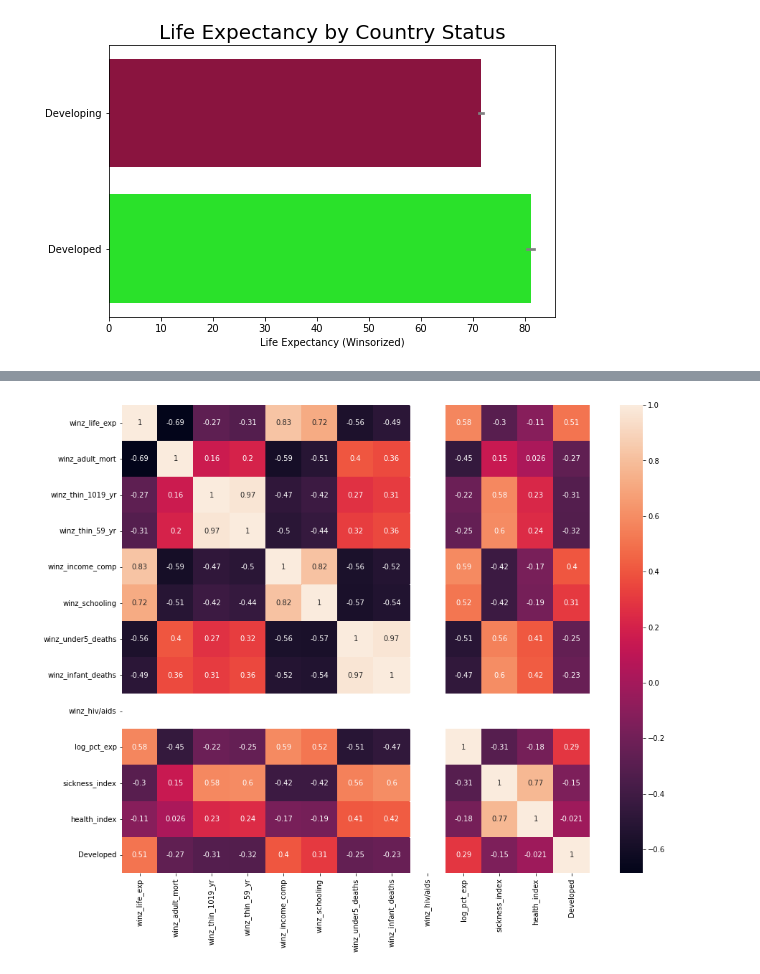
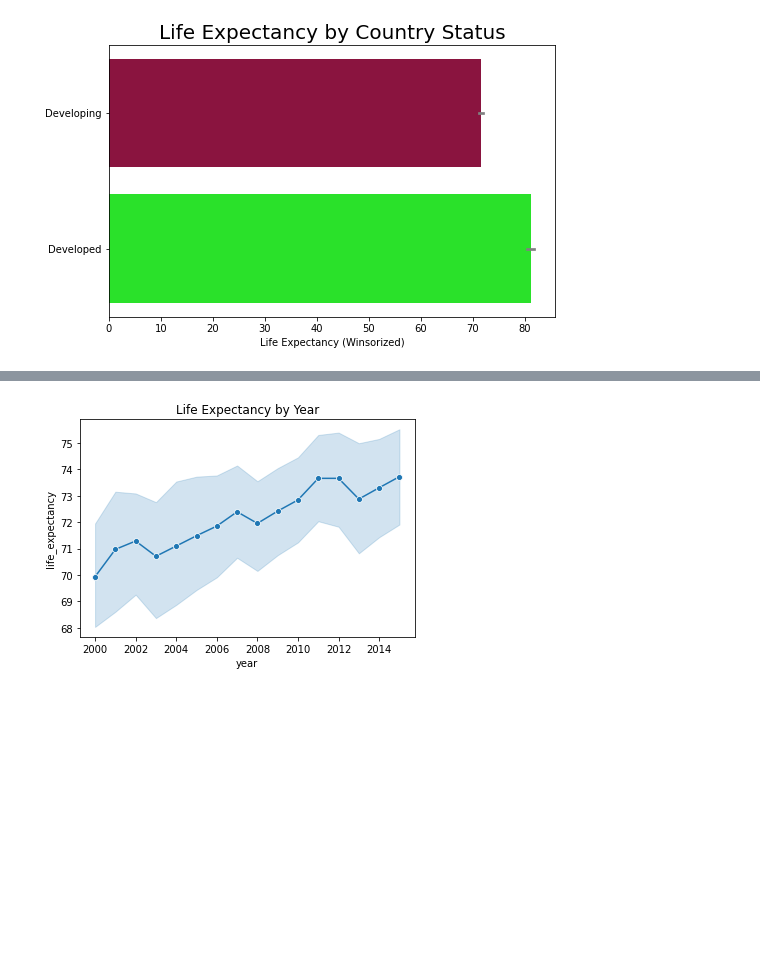
Before and after one commit to glennamaria/Projects, a Jupyter notebook: Untitled7.ipynb, the cells around one changed output, grey strips where cells are left out. Saved outputs shown, nothing was run; the diff lists cells and outputs as text; code cells hidden in the pictures; blank space fills up the shorter version.

```diff
--- a/Untitled7.ipynb
+++ b/Untitled7.ipynb
@@ -339,9 +371,0 @@ Ttest_indResult(statistic=13.092514400728604, pvalue=8.326378891509005e-34)
-# %%
-adj_le_df4['sickness_index'] = ((adj_le_df4['winz_infant_deaths']+adj_le_df4['winz_measles']+
-                                adj_le_df4['winz_under5_deaths']+
-                                 adj_le_df4['winz_hiv/aids'])/4)*((adj_le_df4['winz_thin_59_yr']+
-                                                                   adj_le_df4['winz_thin_1019_yr'])/2)
-
-adj_le_df4['health_index'] = (adj_le_df4['winz_measles']+adj_le_df4['winz_polio']+
-                                 adj_le_df4['winz_diph'])/3
-adj_le_df4 = pd.concat([adj_le_df4, pd.get_dummies(adj_le_df4.status)], axis=1)
@@ -359,16 +372,6 @@ See the caveats in the documentation: https://pandas.pydata.org/pandas-docs/stab
-# %%
-adj_le_df4.drop(['status', 'life_expectancy', 'adult_mortality',
-       'infant_deaths', 'percentage_expenditure', 'hepatitis_b',
-       'measles', 'under-five_deaths', 'polio', 'total_expenditure',
-       'diphtheria', 'hiv/aids', 'gdp', 'population', 'thinness_10-19_years',
-       'thinness_5-9_years', 'income_composition_of_resources', 'schooling', 'winz_tot_exp',
-        'winz_hepb', 'Developing', 'winz_log_population', 'winz_measles',
-        'winz_log_gdp', 'year', 'alcohol', 'bmi', 'winz_polio', 'winz_diph'],
-        axis=1, inplace=True)
-# %%
-plt.figure(figsize=(15,12))
-suite_corr = adj_le_df4.corr()
-
-sns.heatmap(suite_corr, square=True, annot=True);
-# %% [output]
-[figure, removed]
+# %%
+sns.lineplot('year', 'life_expectancy', data=adj_le_df4, marker='o')
+plt.title('Life Expectancy by Year')
+plt.show()
+# %% [output]
+[figure, added]
```
Also changed, not shown: parts of 11 cells of this notebook.
